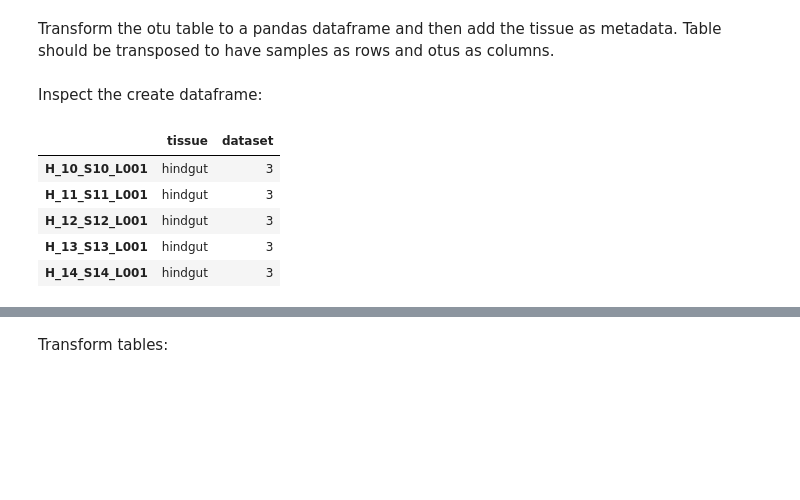
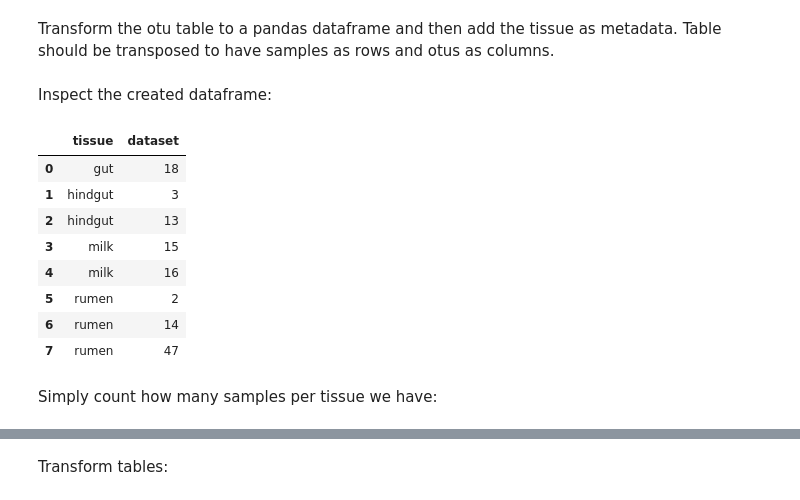
Before and after one commit to filippob/deep_micro_core, a Jupyter notebook: notebooks/04-logistic_regression_stratified.ipynb, the cells around one changed output, grey strips where cells are left out. Drawn from its saved outputs; the diff is of its cells as text; code cells hidden in the pictures; blank space fills up the shorter version.

```diff
--- a/notebooks/04-logistic_regression_stratified.ipynb
+++ b/notebooks/04-logistic_regression_stratified.ipynb
@@ -68,16 +68,23 @@ otu_df = otu_df.transpose()
 otu_df['tissue'] = otu_df.index.map(sample2tissue)
 otu_df['dataset'] = otu_df.index.map(sample2dataset)
 # %% [markdown]
-Inspect the create dataframe:
+Inspect the created dataframe:
-# %%
-otu_df[['tissue', 'dataset']].head()
-# %% [output]
-|  | tissue | dataset |
-| H_10_S10_L001 | hindgut | 3 |
-| H_11_S11_L001 | hindgut | 3 |
-| H_12_S12_L001 | hindgut | 3 |
-| H_13_S13_L001 | hindgut | 3 |
-| H_14_S14_L001 | hindgut | 3 |
+# %%
+# collect unique tissue-dataset pairs
+tissue_dataset_table = otu_df[['tissue', 'dataset']].drop_duplicates().sort_values(['tissue', 'dataset'])
+tissue_dataset_table.reset_index(drop=True)
+# %% [output]
+|  | tissue | dataset |
+| 0 | gut | 18 |
+| 1 | hindgut | 3 |
+| 2 | hindgut | 13 |
+| 3 | milk | 15 |
+| 4 | milk | 16 |
+| 5 | rumen | 2 |
+| 6 | rumen | 14 |
+| 7 | rumen | 47 |
+# %% [markdown]
+Simply count how many samples per tissue we have:
 # %%
 otu_df["tissue"].value_counts()
 # %% [output]
```
Also changed, not shown: parts of 10 cells of this notebook, 1 other file.
